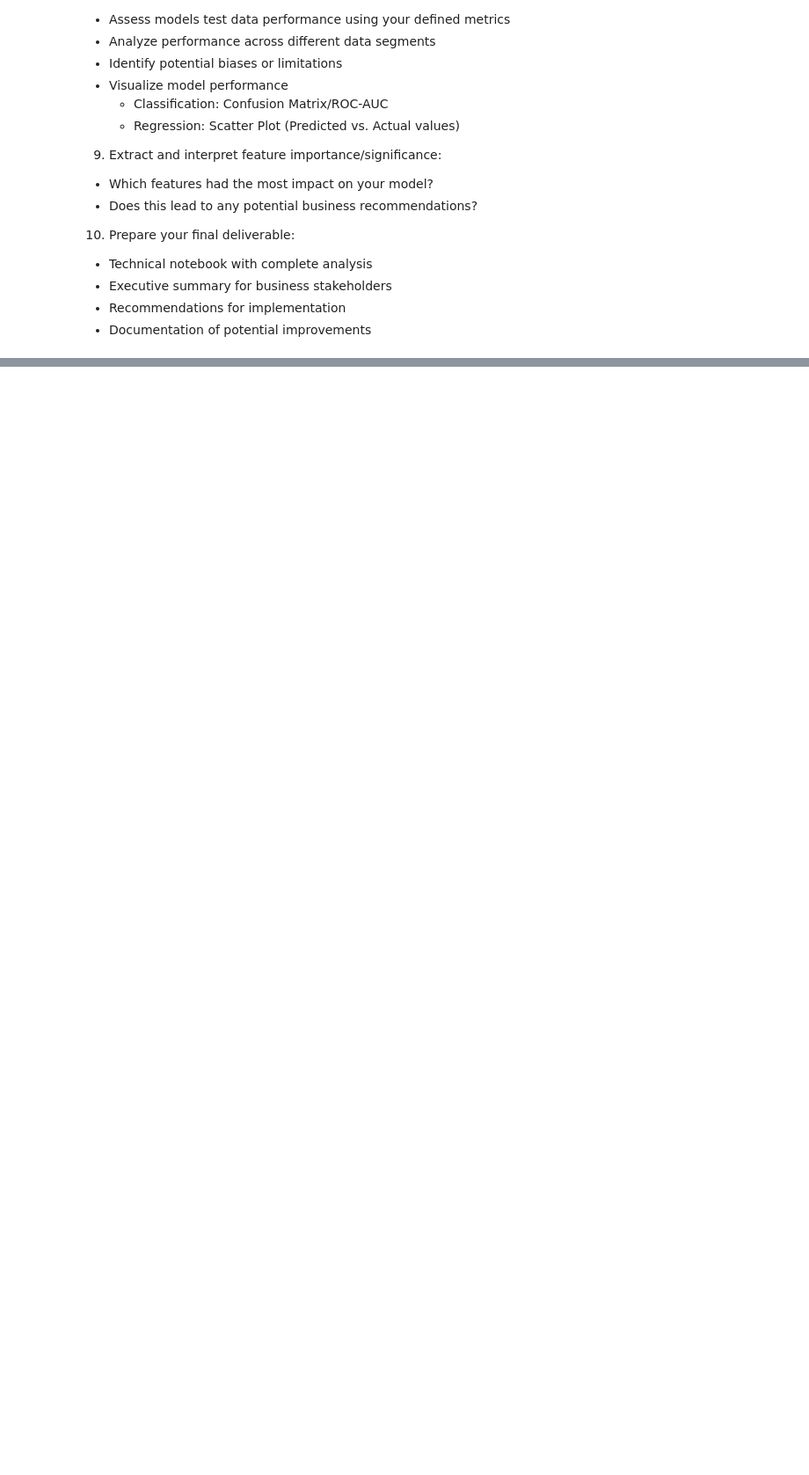
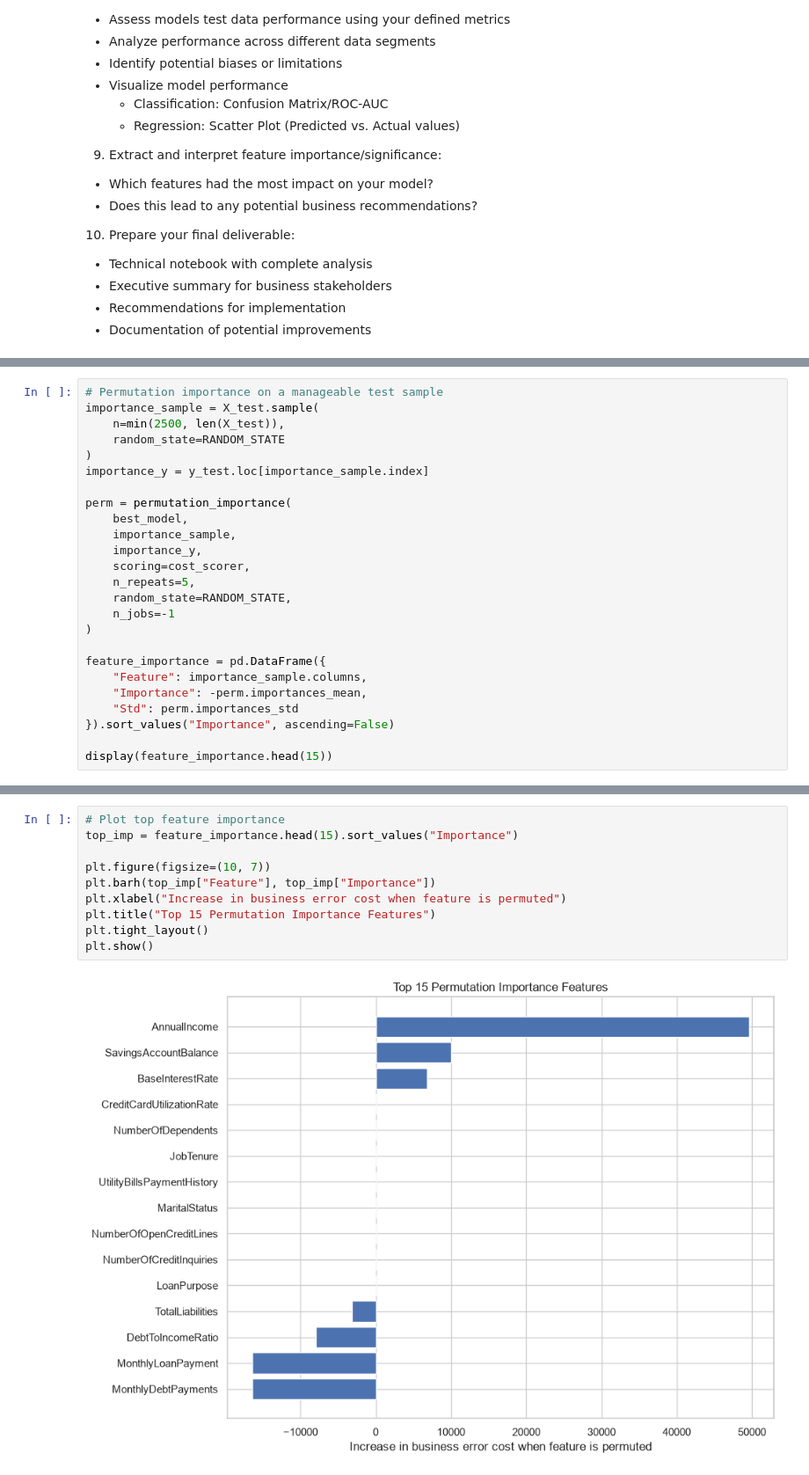
Before and after one commit to donjuel003/Loan-Approval-Model, a Jupyter notebook: financial_loan_risk.ipynb, the cells around one changed output, grey strips where cells are left out. Shown at 88% size. Cells and saved outputs as stored; diff of their text form; blank space fills up the shorter version.

```diff
--- a/financial_loan_risk.ipynb
+++ b/financial_loan_risk.ipynb
@@ -1007,0 +1198,25 @@ plt.show()
+# %%
+# Permutation importance on a manageable test sample
+importance_sample = X_test.sample(
+    n=min(2500, len(X_test)),
+    random_state=RANDOM_STATE
+)
+importance_y = y_test.loc[importance_sample.index]
+
+perm = permutation_importance(
+    best_model,
+    importance_sample,
+    importance_y,
+    scoring=cost_scorer,
+    n_repeats=5,
+    random_state=RANDOM_STATE,
+    n_jobs=-1
+)
+
+feature_importance = pd.DataFrame({
+    "Feature": importance_sample.columns,
+    "Importance": -perm.importances_mean,
+    "Std": perm.importances_std
+}).sort_values("Importance", ascending=False)
+
+display(feature_importance.head(15))
@@ -1007,0 +1240,12 @@ plt.show()
+# %%
+# Plot top feature importance
+top_imp = feature_importance.head(15).sort_values("Importance")
+
+plt.figure(figsize=(10, 7))
+plt.barh(top_imp["Feature"], top_imp["Importance"])
+plt.xlabel("Increase in business error cost when feature is permuted")
+plt.title("Top 15 Permutation Importance Features")
+plt.tight_layout()
+plt.show()
+# %% [output]
+[figure, added]
```
Also changed, not shown: parts of 10 cells of this notebook.
